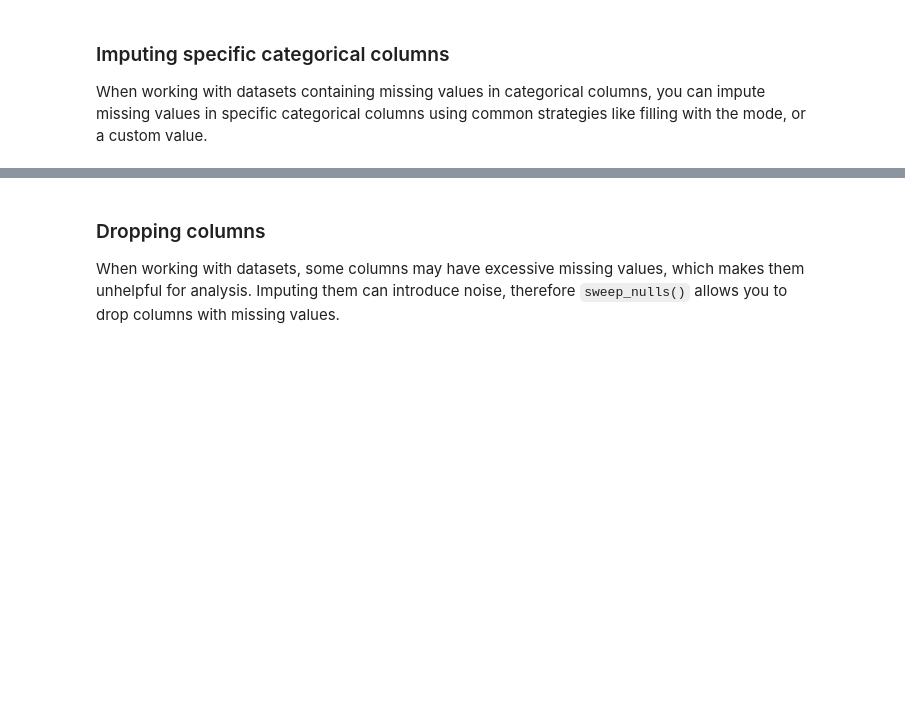
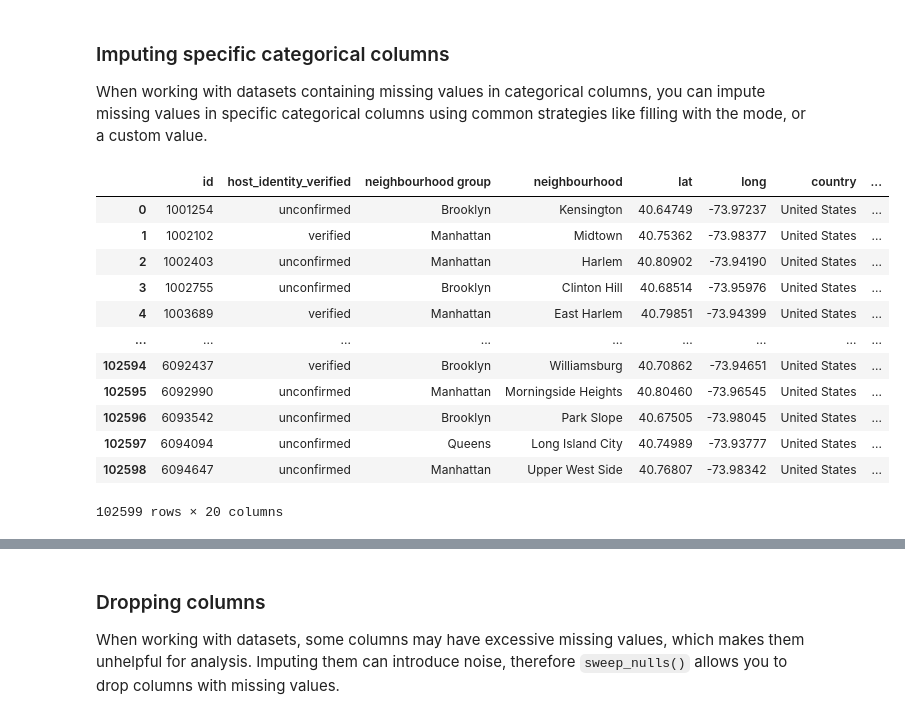
Before and after one commit to UBC-MDS/DataMop_package_group14, a Jupyter notebook: docs/example.ipynb, the cells around one changed output, grey strips where cells are left out. Drawn from its saved outputs; the diff is of its cells as text; code cells hidden in the pictures; blank space fills up the shorter version.

```diff
--- a/docs/example.ipynb
+++ b/docs/example.ipynb
@@ -61,7 +160,21 @@ sweep_nulls(data, strategy='constant', columns=['price', 'service fee'], fill_va
 When working with datasets containing missing values in categorical columns, you can impute missing values in specific categorical columns using common strategies like filling with the mode, or a custom value.
 # %%
 # using constant to impute missing value with a string
-sweep_nulls(data, strategy='constant', columns=['host_identity_verified'], fill_values='missing')
+sweep_nulls(data, strategy='constant', columns=['host_identity_verified'], fill_value='missing')
+# %% [output]
+|  | id | host_identity_verified | neighbourhood group | neighbourhood | lat | long | country | ... |
+| 0 | 1001254 | unconfirmed | Brooklyn | Kensington | 40.64749 | -73.97237 | United States | ... |
+| 1 | 1002102 | verified | Manhattan | Midtown | 40.75362 | -73.98377 | United States | ... |
+| 2 | 1002403 | unconfirmed | Manhattan | Harlem | 40.80902 | -73.94190 | United States | ... |
+| 3 | 1002755 | unconfirmed | Brooklyn | Clinton Hill | 40.68514 | -73.95976 | United States | ... |
+| 4 | 1003689 | verified | Manhattan | East Harlem | 40.79851 | -73.94399 | United States | ... |
+| ... | ... | ... | ... | ... | ... | ... | ... | ... |
+| 102594 | 6092437 | verified | Brooklyn | Williamsburg | 40.70862 | -73.94651 | United States | ... |
+| 102595 | 6092990 | unconfirmed | Manhattan | Morningside Heights | 40.80460 | -73.96545 | United States | ... |
+| 102596 | 6093542 | unconfirmed | Brooklyn | Park Slope | 40.67505 | -73.98045 | United States | ... |
+| 102597 | 6094094 | unconfirmed | Queens | Long Island City | 40.74989 | -73.93777 | United States | ... |
+| 102598 | 6094647 | unconfirmed | Manhattan | Upper West Side | 40.76807 | -73.98342 | United States | ... |
+102599 rows × 20 columns
 # %%
 # using mode to impute missing value with the most common values in the column
 sweep_nulls(data, strategy='mode', columns=['country'])
```
Also changed, not shown: parts of 41 cells of this notebook.
